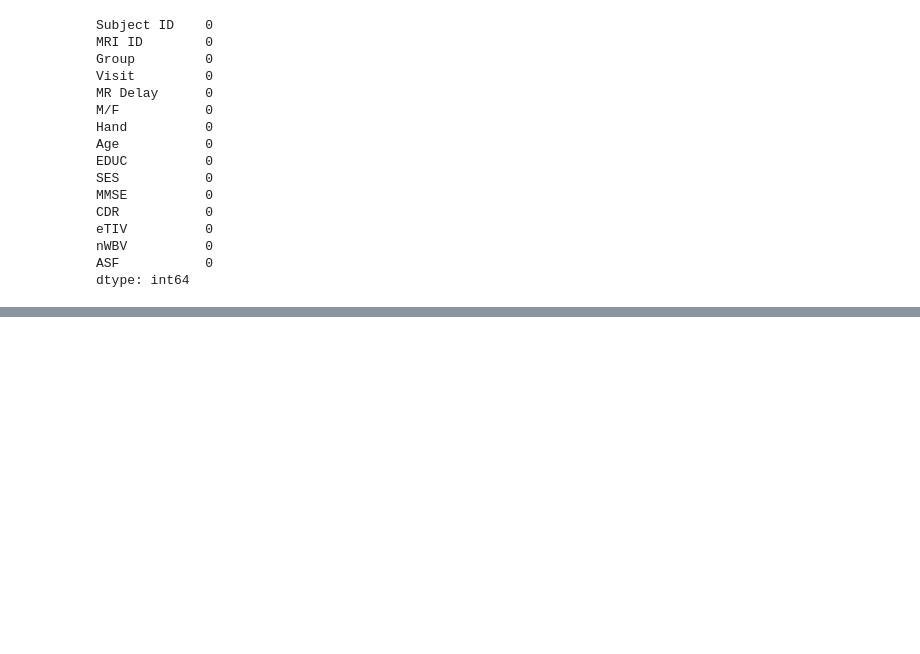
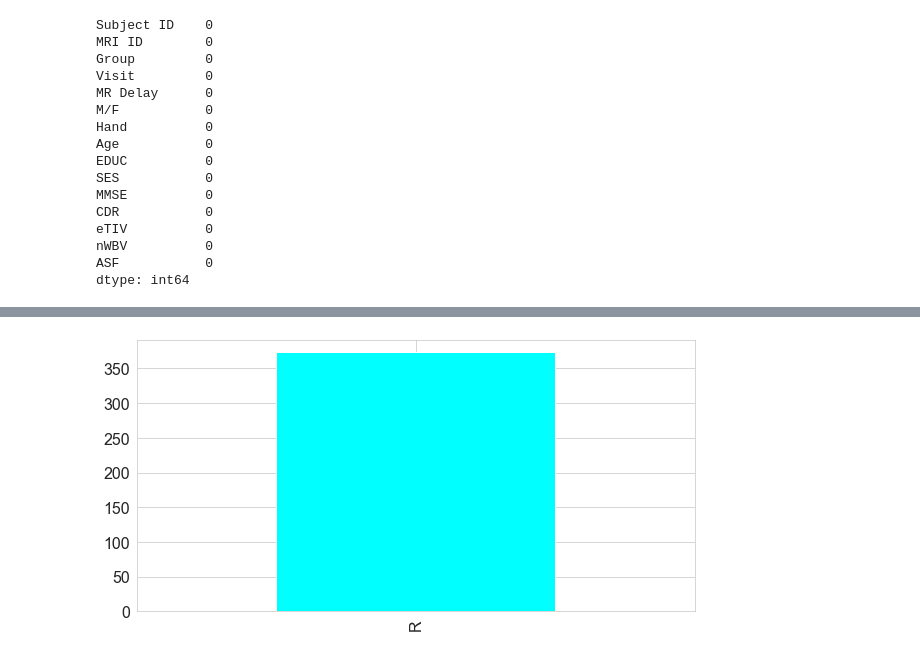
Before and after one commit to Charles2005/Dementia-EDA, a Jupyter notebook: Files/dementia.ipynb, the cells around one changed output, grey strips where cells are left out. Cells and saved outputs as stored; diff of their text form; code cells hidden in the pictures; blank space fills up the shorter version.

```diff
--- a/Files/dementia.ipynb
+++ b/Files/dementia.ipynb
@@ -101,0 +123,7 @@ dtype: int64
+# %%
+dementia["Hand"].value_counts().plot(kind="bar",
+                                     figsize=(10, 5),
+                                     color=["cyan", "lightpink"],
+                                     fontsize=16);
+# %% [output]
+[figure, added]
```
Also changed, not shown: parts of 4 cells of this notebook.
